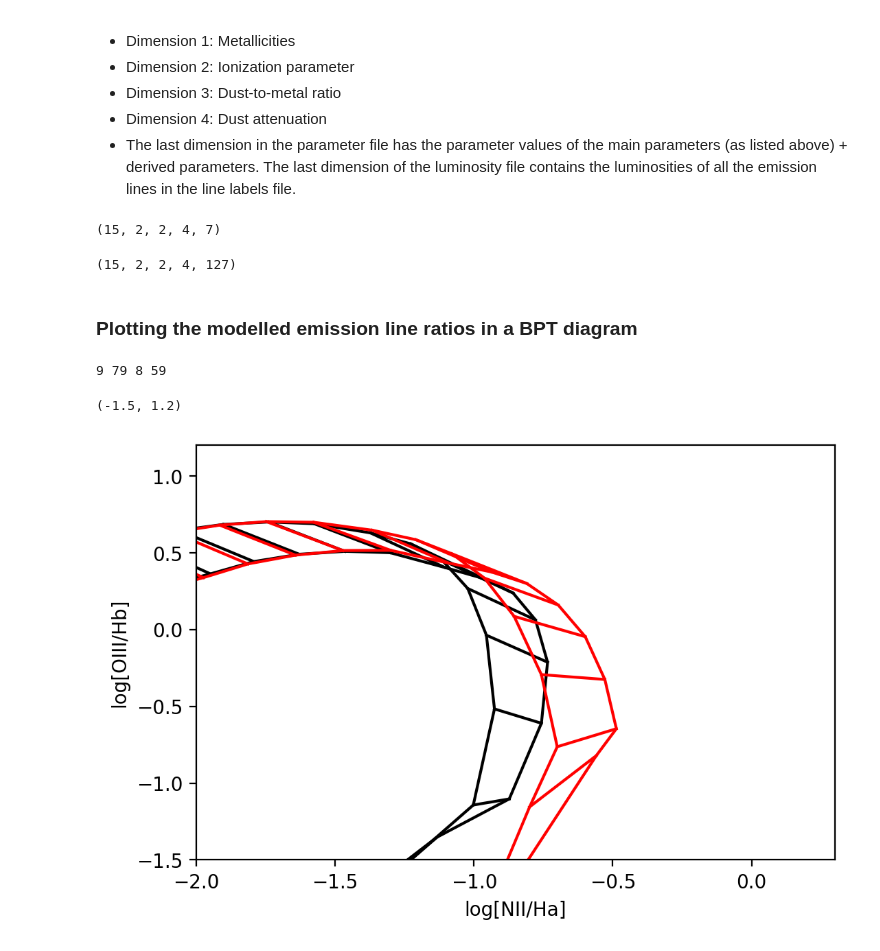
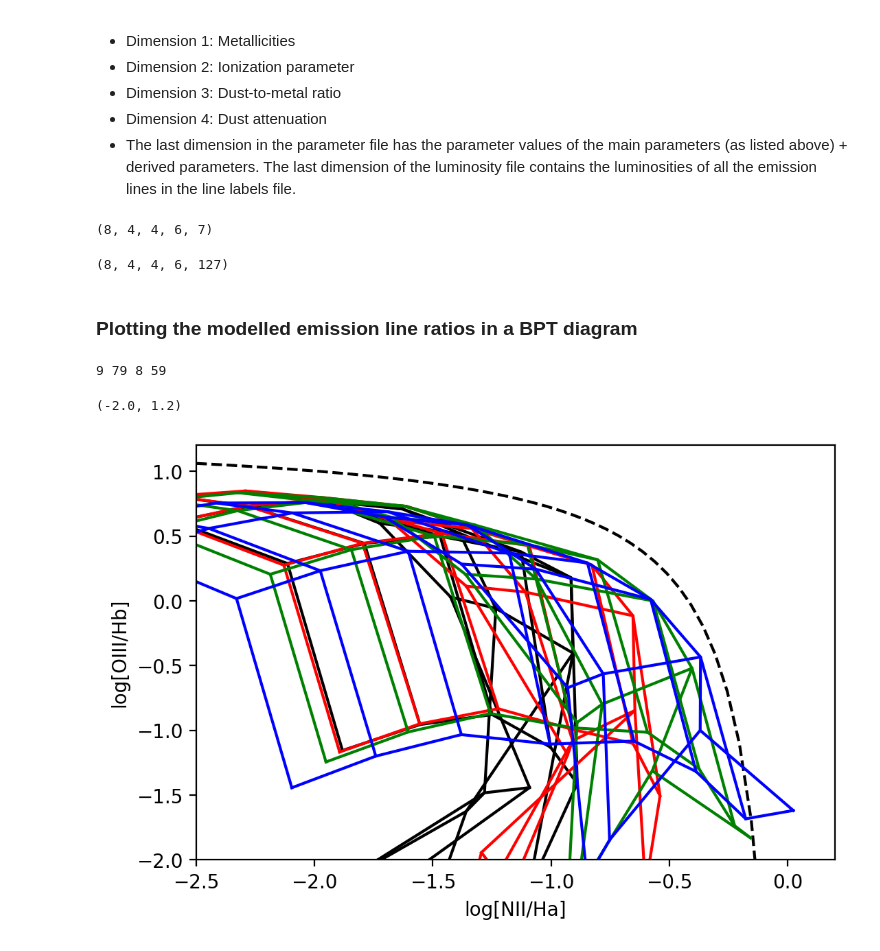
Before and after one commit to dirkscholte/CloudyGalaxy, a Jupyter notebook: examples/example_plotting_line_ratios.ipynb, the cells around one changed output. Drawn from its saved outputs; the diff is of its cells as text; code cells hidden in the pictures.

Commit message:
Updated examples to show results from modelling with new abundances.

```diff
--- a/examples/example_plotting_line_ratios.ipynb
+++ b/examples/example_plotting_line_ratios.ipynb
@@ -8,8 +8,8 @@ import matplotlib.pyplot as plt
 # %%
-all_labels = np.load('test_model_v5_emission_line_labels.npy')
+all_labels = np.load('../models/test_model_low_res/test_model_low_res_emission_line_labels.npy')
 all_labels_dict = dict(zip(all_labels, range(len(all_labels))))
-all_line_luminosities = np.load('test_model_v5_emission_line_luminosity_file.npy')
-parameter_values = np.load('test_model_v5_parameters_file.npy')
+all_line_luminosities = np.load('../models/test_model_low_res/test_model_low_res_emission_line_luminosity_file.npy')
+parameter_values = np.load('../models/test_model_low_res/test_model_low_res_parameters_file.npy')
 all_line_luminosities.shape
 
 labels = ['O__2_372600A', 'H__1_486136A', 'O__3_500700A', 'H__1_656285A', 'N__2_658400A', 'S__2_671600A']
@@ -24,29 +24,31 @@ args = [all_labels_dict.get(key) for key in labels]
 # %%
 parameter_values.shape
 # %% [output]
-(15, 2, 2, 4, 7)
+(8, 4, 4, 6, 7)
 # %%
 all_line_luminosities.shape
 # %% [output]
-(15, 2, 2, 4, 127)
+(8, 4, 4, 6, 127)
 # %% [markdown]
 ### Plotting the modelled emission line ratios in a BPT diagram
 # %%
 Hb, OIII, Ha, NII = [all_labels_dict.get(key) for key in ['H__1_486136A', 'O__3_500700A', 'H__1_656285A', 'N__2_658400A']]
 print(Hb, OIII, Ha, NII)
-colors=['k','r','b']
+colors=['k','r','g', 'b']
 plt.figure(dpi=200)
-for i in range(2):
+line=np.linspace(-2.5,0.0)
+plt.plot(line, 0.61/(line-0.05) + 1.3, c='k', linestyle='--')
+for i in range(4):
     plt.plot(np.log10(all_line_luminosities[:,:,i,0,NII]/all_line_luminosities[:,:,i,0,Ha]),
              np.log10(all_line_luminosities[:,:,i,0,OIII]/all_line_luminosities[:,:,i,0,Hb]), c=colors[i])
     plt.plot(np.log10(all_line_luminosities[:,:,i,0,NII]/all_line_luminosities[:,:,i,0,Ha]).T,
              np.log10(all_line_luminosities[:,:,i,0,OIII]/all_line_luminosities[:,:,i,0,Hb]).T, c=colors[i])
 
 plt.xlabel('log[NII/Ha]')
 plt.ylabel('log[OIII/Hb]')
-plt.xlim(-2.0,0.3)
-plt.ylim(-1.5,1.2)
+plt.xlim(-2.5,0.2)
+plt.ylim(-2.0,1.2)
 # %% [output]
 9 79 8 59
-(-1.5, 1.2)
+(-2.0, 1.2)
-[figure, old version]
+[figure, new version]
```
Also changed, not shown: parts of 1 cell of this notebook, 1 other file.
